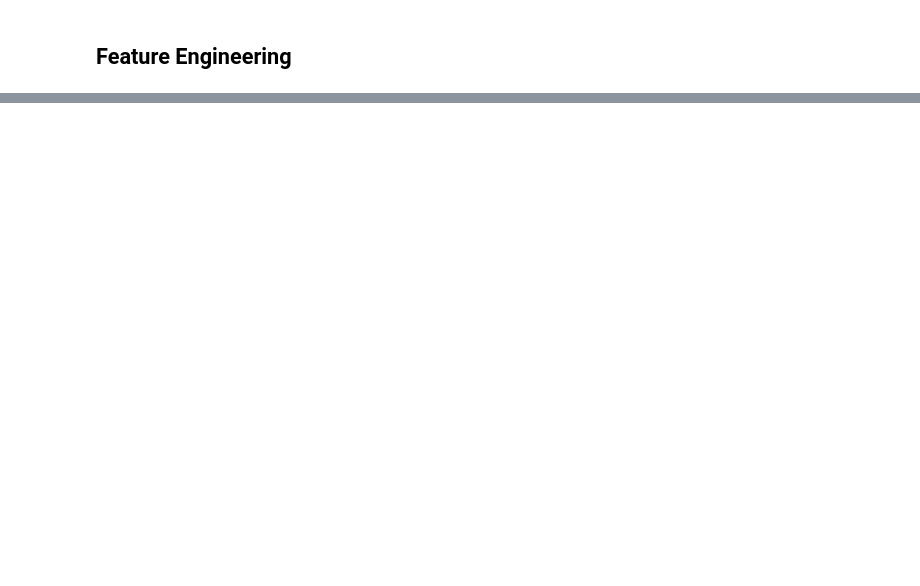
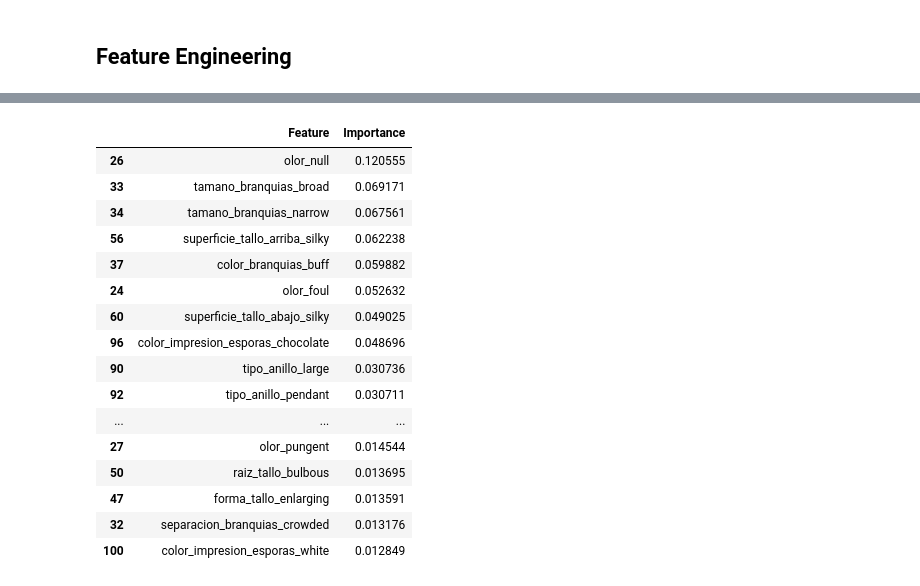
Before and after one commit to angelgvill/DS102024, a Jupyter notebook: 3-MachineLearning/2-Supervisado/Ejercicios/ejercicio_Kaggle2_setas.ipynb, the cells around one changed output, grey strips where cells are left out. Saved outputs shown, nothing was run; the diff lists cells and outputs as text; code cells hidden in the pictures; blank space fills up the shorter version.

```diff
--- a/3-MachineLearning/2-Supervisado/Ejercicios/ejercicio_Kaggle2_setas.ipynb
+++ b/3-MachineLearning/2-Supervisado/Ejercicios/ejercicio_Kaggle2_setas.ipynb
@@ -441,0 +485,21 @@ df_final.to_json('data/processed/setas_Ronald_ML_Kaggle.json',
+# %%
+# Mostrar las 20 características más importantes en tabla
+feature_importance_df.head(20)
+# %% [output]
+|  | Feature | Importance |
+| 26 | olor_null | 0.120555 |
+| 33 | tamano_branquias_broad | 0.069171 |
+| 34 | tamano_branquias_narrow | 0.067561 |
+| 56 | superficie_tallo_arriba_silky | 0.062238 |
+| 37 | color_branquias_buff | 0.059882 |
+| 24 | olor_foul | 0.052632 |
+| 60 | superficie_tallo_abajo_silky | 0.049025 |
+| 96 | color_impresion_esporas_chocolate | 0.048696 |
+| 90 | tipo_anillo_large | 0.030736 |
+| 92 | tipo_anillo_pendant | 0.030711 |
+| ... | ... | ... |
+| 27 | olor_pungent | 0.014544 |
+| 50 | raiz_tallo_bulbous | 0.013695 |
+| 47 | forma_tallo_enlarging | 0.013591 |
+| 32 | separacion_branquias_crowded | 0.013176 |
+| 100 | color_impresion_esporas_white | 0.012849 |
```
Also changed, not shown: parts of 7 cells of this notebook.
